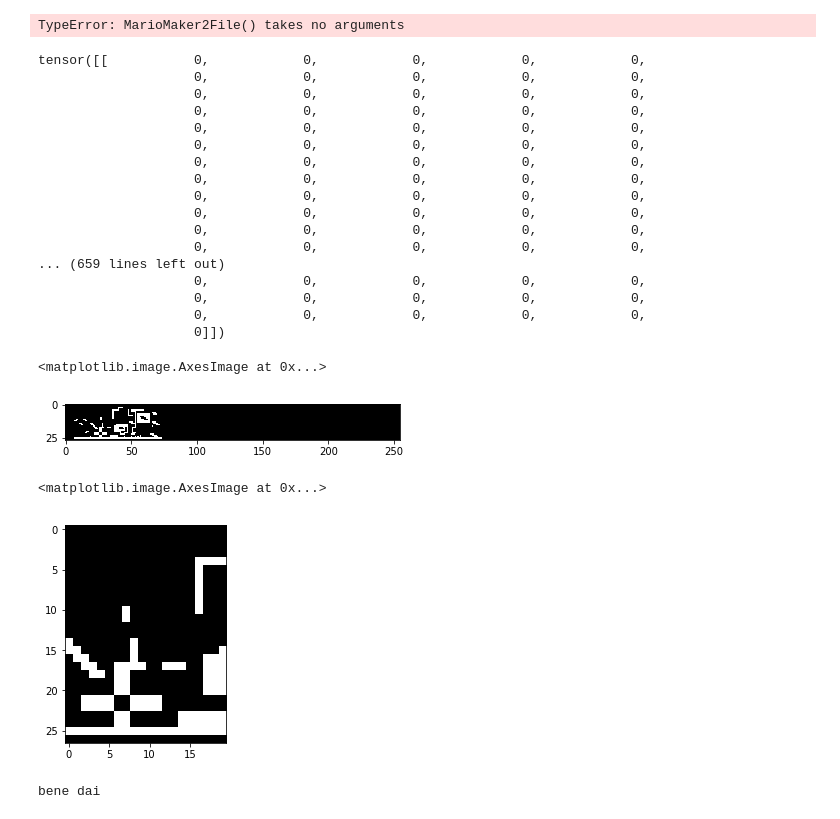
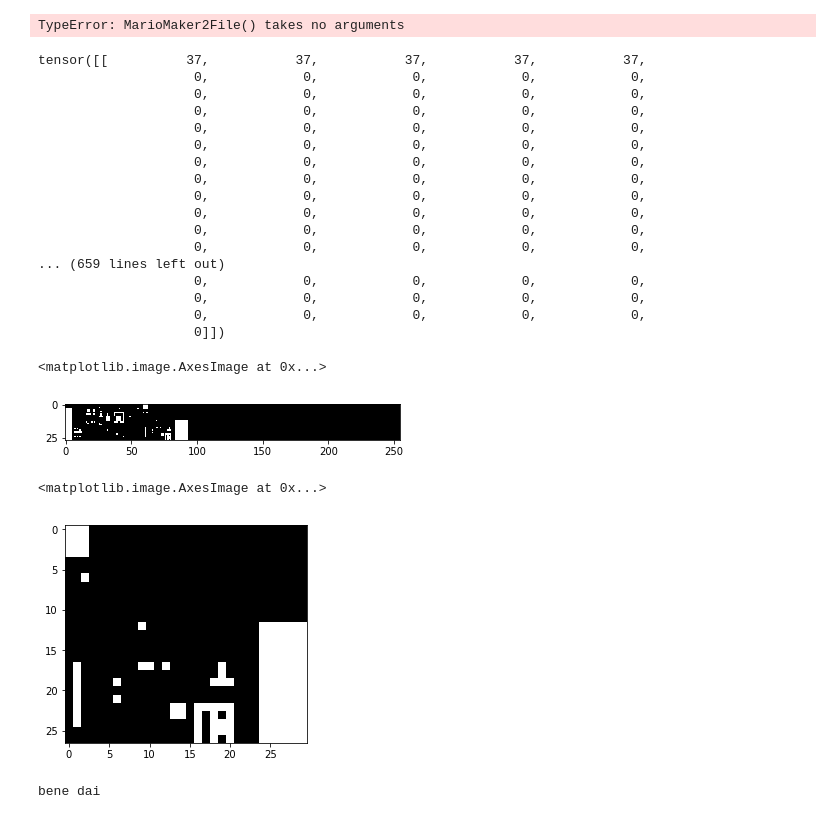
Before and after one commit to Jaeger87/Super-Mario-Deep-Maker-2, a Jupyter notebook: SuperMarioDeepMaker2.ipynb, the cells around one changed output. Drawn from its saved outputs; the diff is of its cells as text; code cells hidden in the pictures.

```diff
--- a/SuperMarioDeepMaker2.ipynb
+++ b/SuperMarioDeepMaker2.ipynb
@@ -1149,11 +1149,11 @@ levelsError
 # %%
 testM = MarioMaker2File()
 testM.fromBytes(leveldata)
-asd = testM.mainLevelArea.toPytorchMatrix()[1]
+asd = testM.mainLevelArea.toPytorchMatrix()[0]
 torch.set_printoptions(edgeitems=60)
 asd
 # %% [output]
-tensor([[           0,            0,            0,            0,            0,
+tensor([[          37,           37,           37,           37,           37,
                     0,            0,            0,            0,            0,
                     0,            0,            0,            0,            0,
                     0,            0,            0,            0,            0,
@@ -1174,12 +1174,12 @@ tensor([[           0,            0,            0,            0,            0,
 plt.imshow(torch.flip(asd, [-2]), cmap='gray', vmin=0, vmax=1)
 # %% [output]
 <matplotlib.image.AxesImage at 0x...>
-[figure, old version]
+[figure, new version]
 # %%
-plt.imshow(torch.flip(asd[:,20:40], [-2]), cmap='gray', vmin=0, vmax=1)
+plt.imshow(torch.flip(asd[:,60:90], [-2]), cmap='gray', vmin=0, vmax=1)
 # %% [output]
 <matplotlib.image.AxesImage at 0x...>
-[figure, old version]
+[figure, new version]
 # %%
 for levelMM in tqdm(marioMakerLevels):
     levelMM.mainLevelArea.toPytorchMatrix()
```
Also changed, not shown: parts of 9 cells of this notebook.
